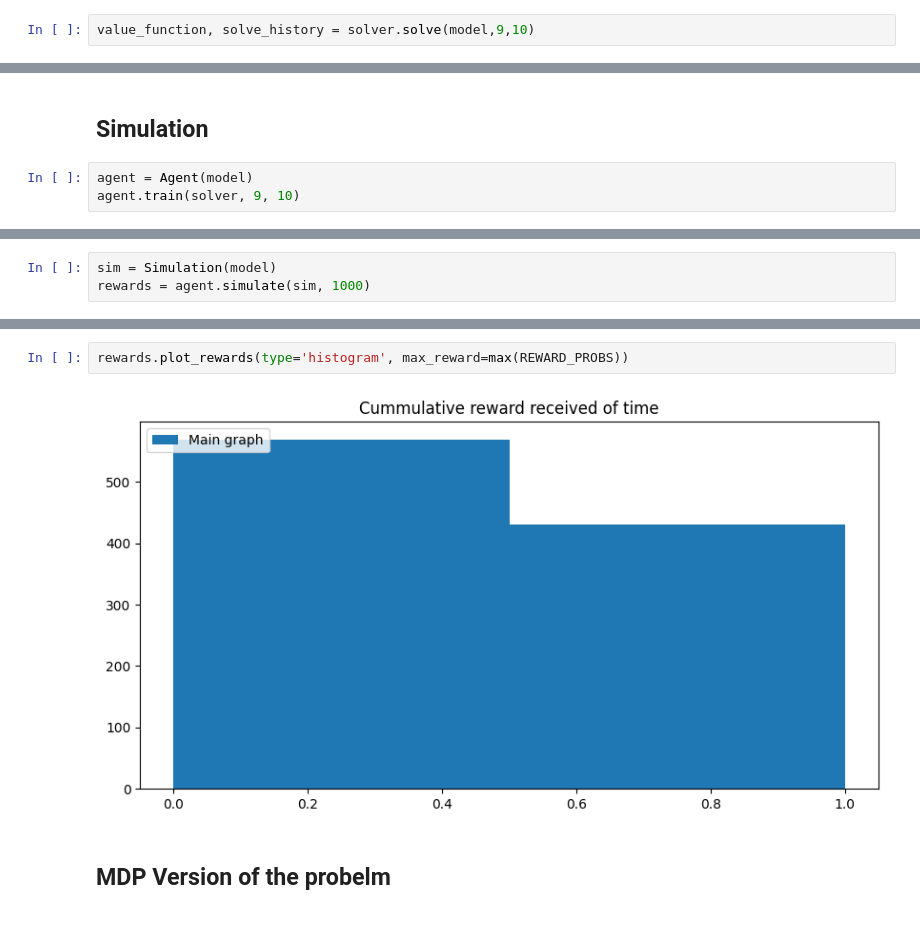
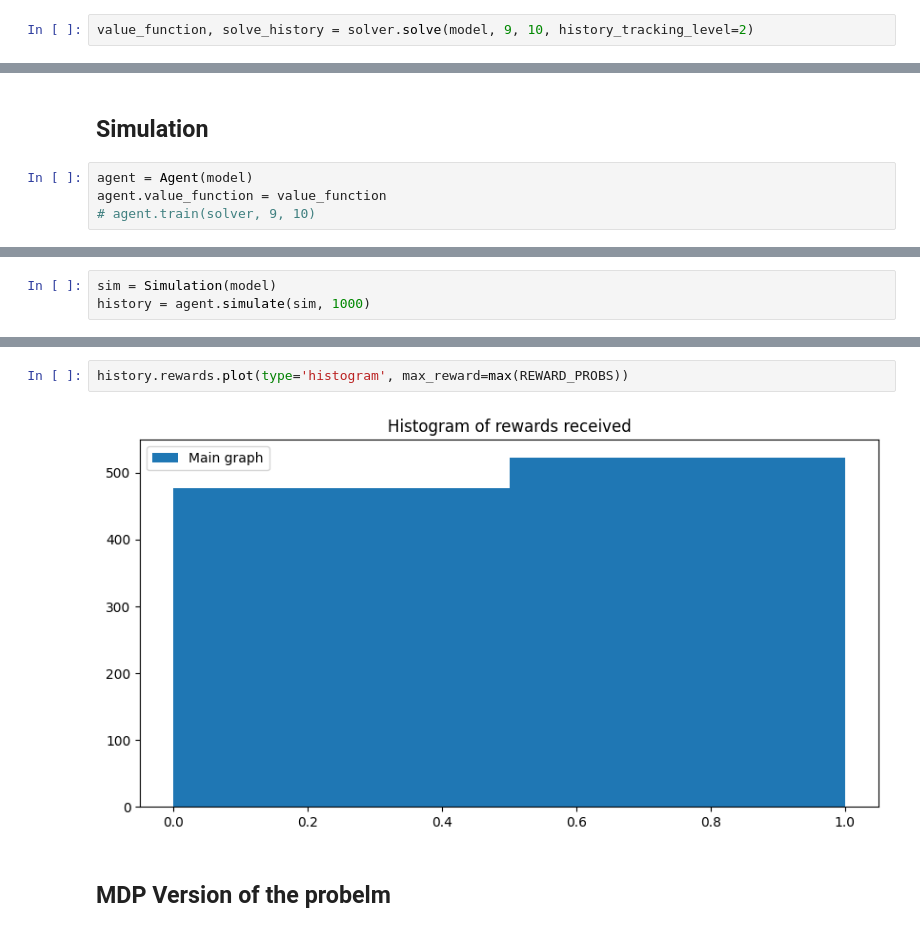
Before and after one commit to PimLb/POMDP_PBVI_Exploration, a Jupyter notebook: Experiments/2S_2A_Symmetrical.ipynb, the cells around one changed output, grey strips where cells are left out. Cells and saved outputs as stored; diff of their text form.

```diff
--- a/Experiments/2S_2A_Symmetrical.ipynb
+++ b/Experiments/2S_2A_Symmetrical.ipynb
@@ -115,7 +112,7 @@ model = Model(states=states,
 # %%
 solver = PBVI_Solver(eps=10e-5)
 # %%
-value_function, solve_history = solver.solve(model,9,10)
+value_function, solve_history = solver.solve(model, 9, 10, history_tracking_level=2)
 # %% [output]
 Converged early...
 # %%
@@ -138,4 +130,5 @@ Error:
 ## Simulation
 # %%
 agent = Agent(model)
-agent.train(solver, 9, 10)
+agent.value_function = value_function
+# agent.train(solver, 9, 10)
@@ -144,4 +135,4 @@ Converged early...
 # %%
 sim = Simulation(model)
-rewards = agent.simulate(sim, 1000)
+history = agent.simulate(sim, 1000)
 # %% [output]
@@ -157,7 +152,7 @@ rewards.plot_rewards(type='moving_average', max_reward=max(REWARD_PROBS))
 # %%
-rewards.plot_rewards(type='histogram', max_reward=max(REWARD_PROBS))
+history.rewards.plot(type='histogram', max_reward=max(REWARD_PROBS))
 # %% [output]
-[figure, old version]
+[figure, new version]
 # %% [markdown]
 ## MDP Version of the probelm
 # %%
```
Also changed, not shown: parts of 10 cells of this notebook, 5 other files.
